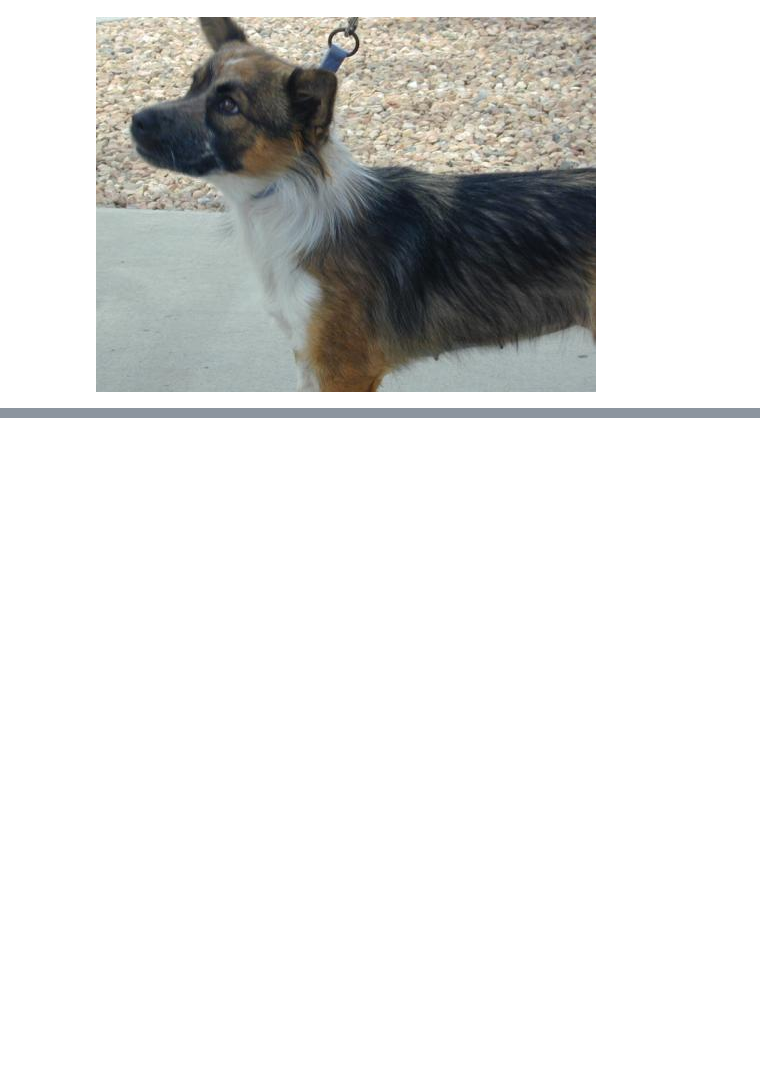
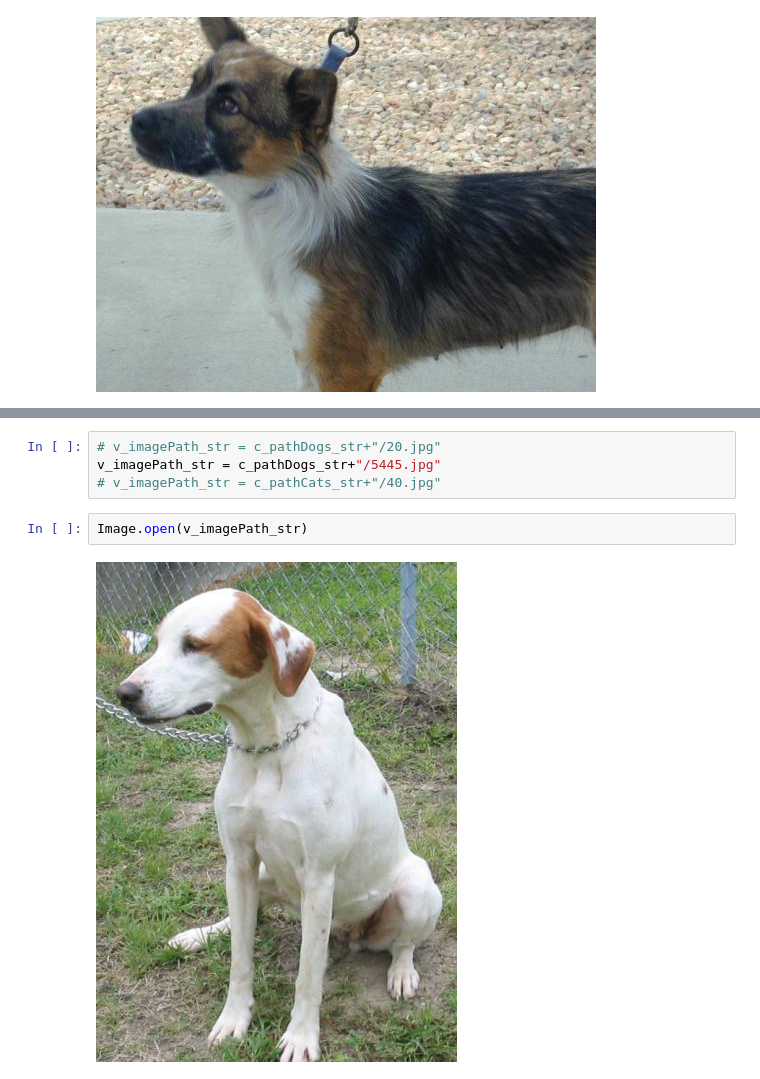
Before and after one commit to ViniLinharesBozzon/DogCatClassification, a Jupyter notebook: main.ipynb, the cells around one changed output, grey strips where cells are left out. Drawn from its saved outputs; the diff is of its cells as text; blank space fills up the shorter version.

```diff
--- a/main.ipynb
+++ b/main.ipynb
@@ -83,0 +309,8 @@ Image.open(c_pathDogs_str+'/3.jpg')
+# %%
+# v_imagePath_str = c_pathDogs_str+"/20.jpg"
+v_imagePath_str = c_pathDogs_str+"/5445.jpg"
+# v_imagePath_str = c_pathCats_str+"/40.jpg"
+# %%
+Image.open(v_imagePath_str)
+# %% [output]
+[figure, added]
```
Also changed, not shown: parts of 31 cells of this notebook.
